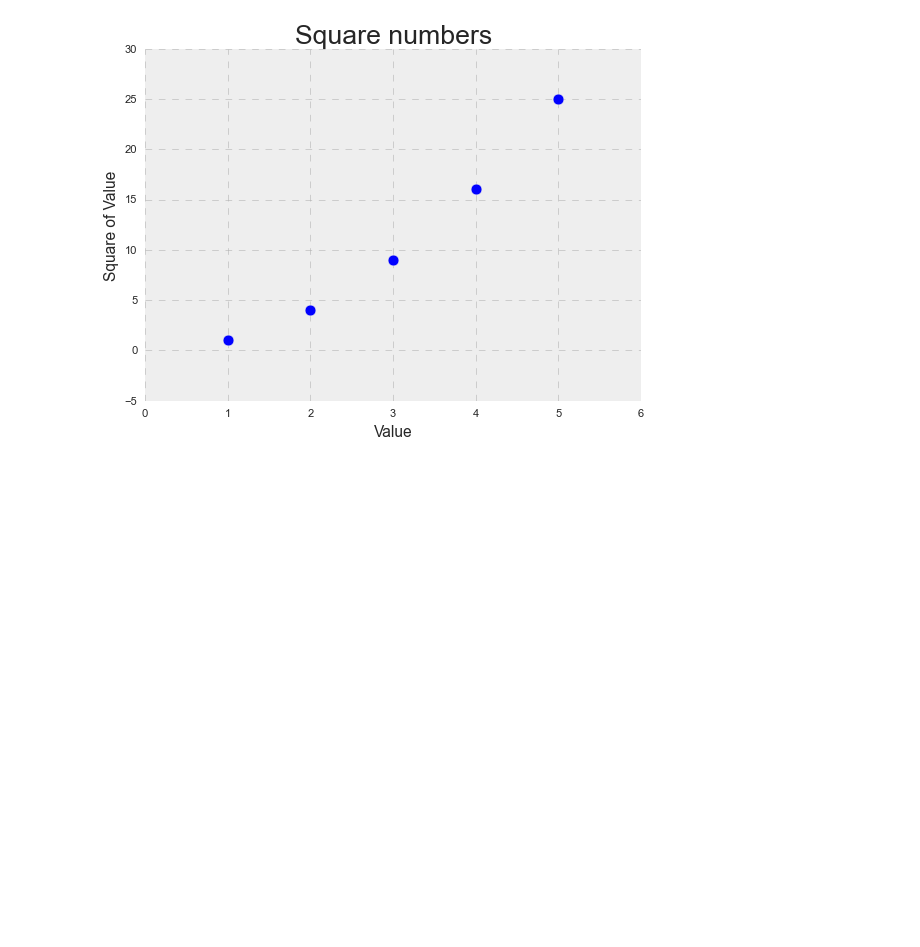
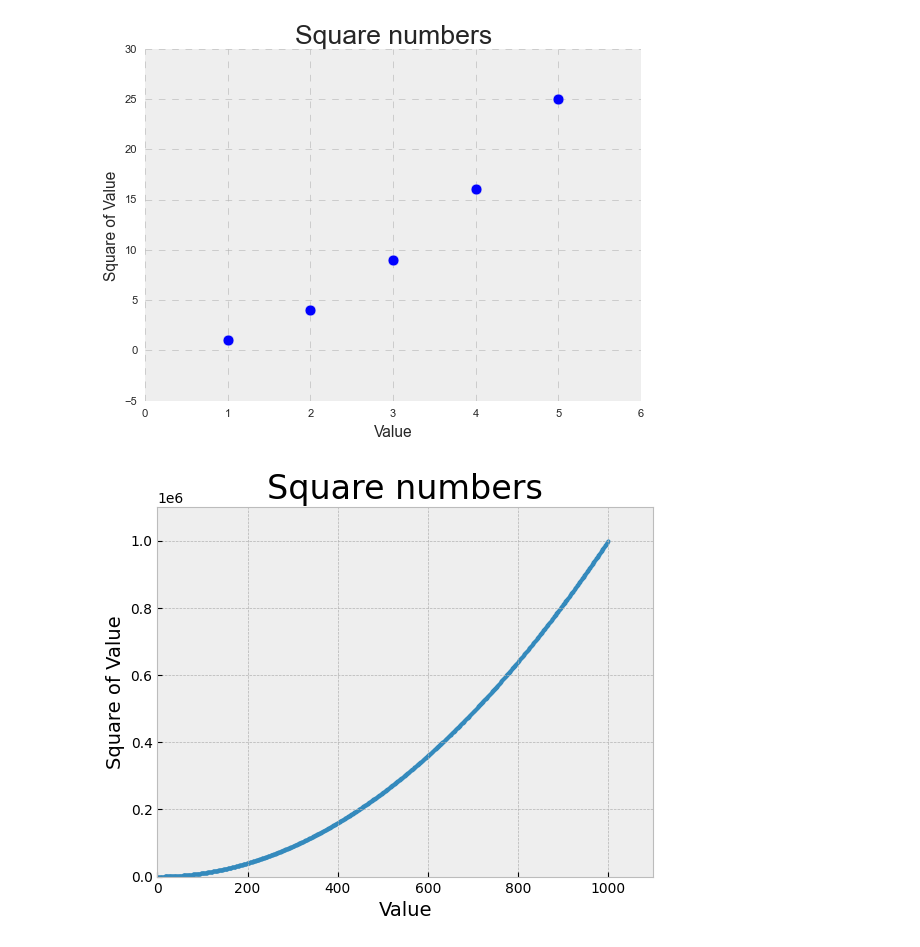
Before and after one commit to almanzanas/DataAnalystsJourney, a Jupyter notebook: data_visualization/generating_data.ipynb, the cells around one changed output. Cells and saved outputs as stored; diff of their text form; code cells hidden in the pictures; blank space fills up the shorter version.

Commit message:
update generating data

```diff
--- a/data_visualization/generating_data.ipynb
+++ b/data_visualization/generating_data.ipynb
@@ -124,0 +123,24 @@ p.308(346)
+# %%
+### Calculating Data Automatically
+
+import matplotlib.pyplot as plt
+
+x_val = range(1, 1001) # Range of x to 1 through 1000
+y_val = [x**2 for x in x_val] # loop that takes the previous range, squaring each number
+
+plt.style.use("bmh")
+fig, ax = plt.subplots()
+ax.scatter(x_val, y_val, s=5)
+
+# Set chart title and label axes
+ax.set_title("Square numbers", fontsize=24)
+ax.set_xlabel("Value", fontsize=14)
+ax.set_ylabel("Square of Value", fontsize=14)
+
+# Set the range for each axis
+ax.axis([0, 1100, 0, 1_100_000]) # This specified the range of each axis
+# axis() values: minimum and maximum for x-axis (0 to 1100) and y-axis (0 to 1100000)
+
+plt.show()
+# %% [output]
+[figure, added]
```
Also changed, not shown: parts of 6 cells of this notebook.
